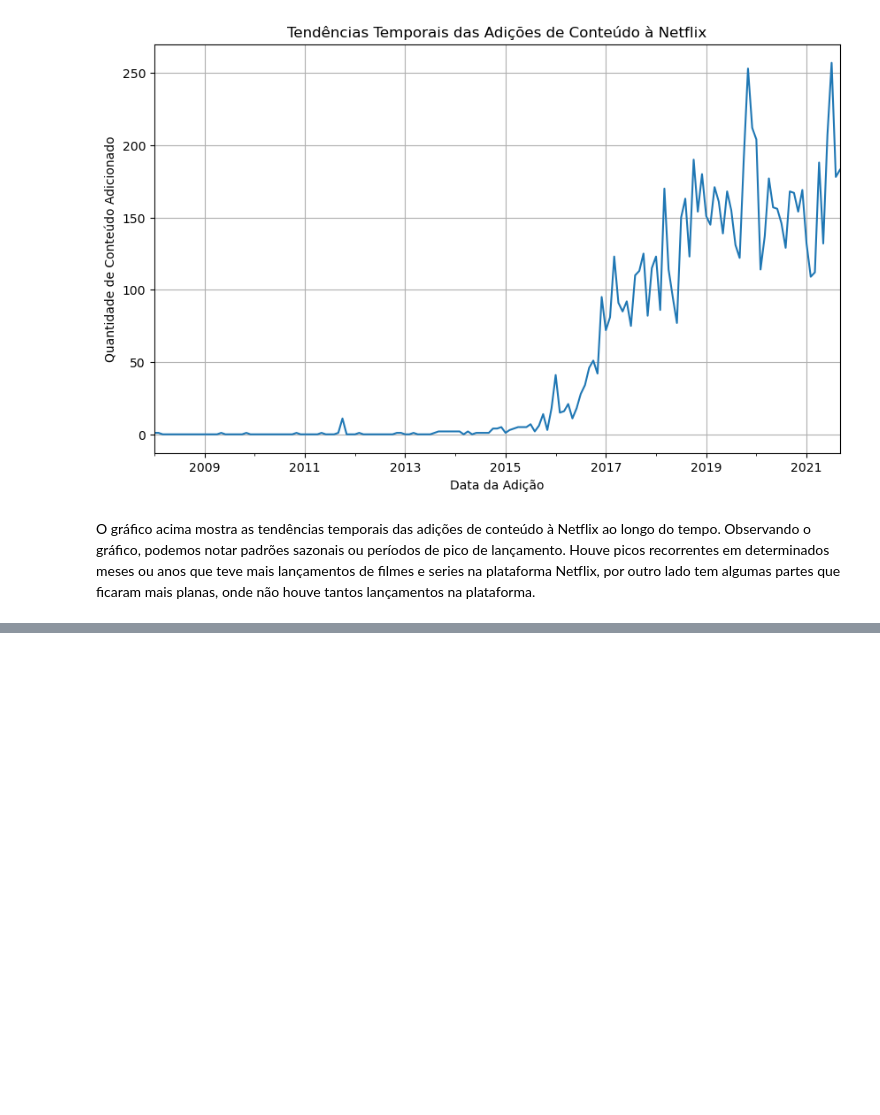
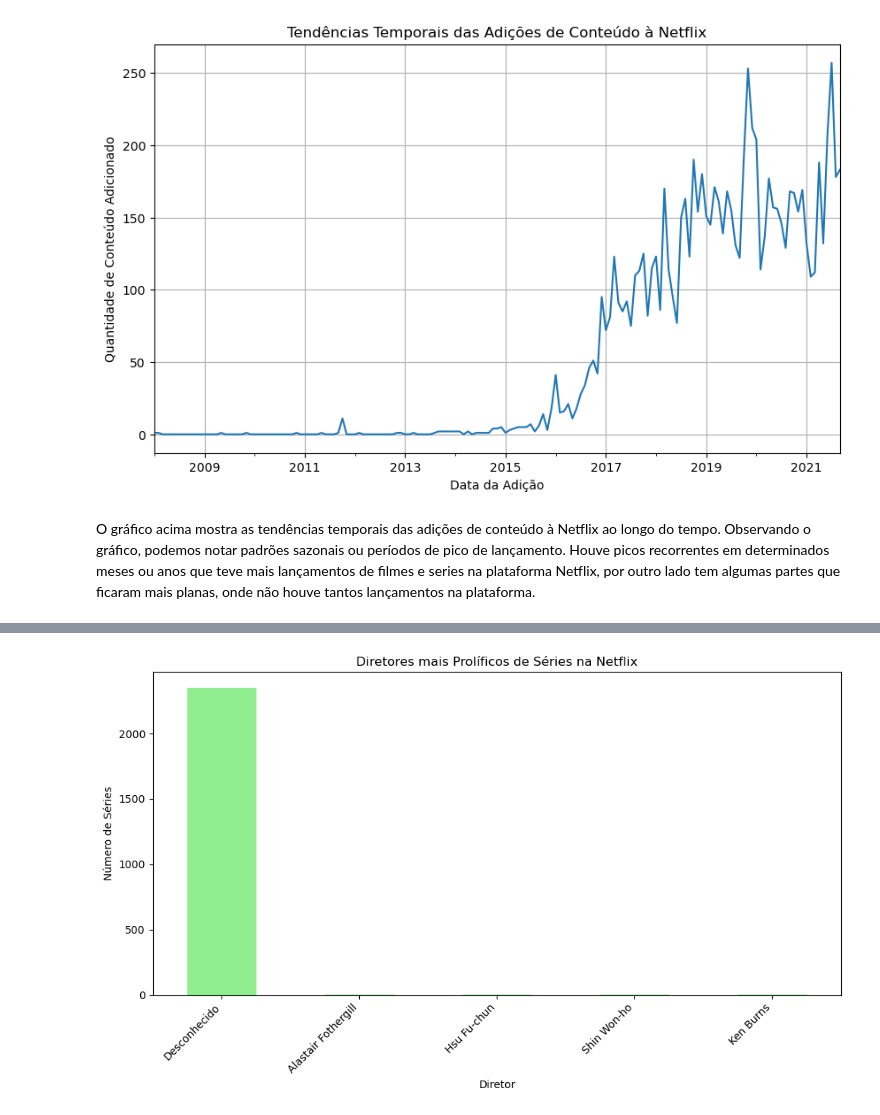
Before and after one commit to IamEmerson/analiseNetflix, a Jupyter notebook: netflix.ipynb, the cells around one changed output, grey strips where cells are left out. Drawn from its saved outputs; the diff is of its cells as text; code cells hidden in the pictures; blank space fills up the shorter version.

```diff
--- a/netflix.ipynb
+++ b/netflix.ipynb
@@ -100,0 +127,13 @@ Observando o gráfico, podemos notar padrões sazonais ou períodos de pico de l
+# %%
+diretores_series = data[data['type'] == 'TV Show']['director'].value_counts().head(5)
+# %%
+plt.figure(figsize=(10, 6))
+diretores_series.plot(kind='bar', color='lightgreen')
+plt.title('Diretores mais Prolíficos de Séries na Netflix')
+plt.xlabel('Diretor')
+plt.ylabel('Número de Séries')
+plt.xticks(rotation=45, ha='right')
+plt.tight_layout()
+plt.show()
+# %% [output]
+[figure, added]
```
Also changed, not shown: parts of 6 cells of this notebook.
